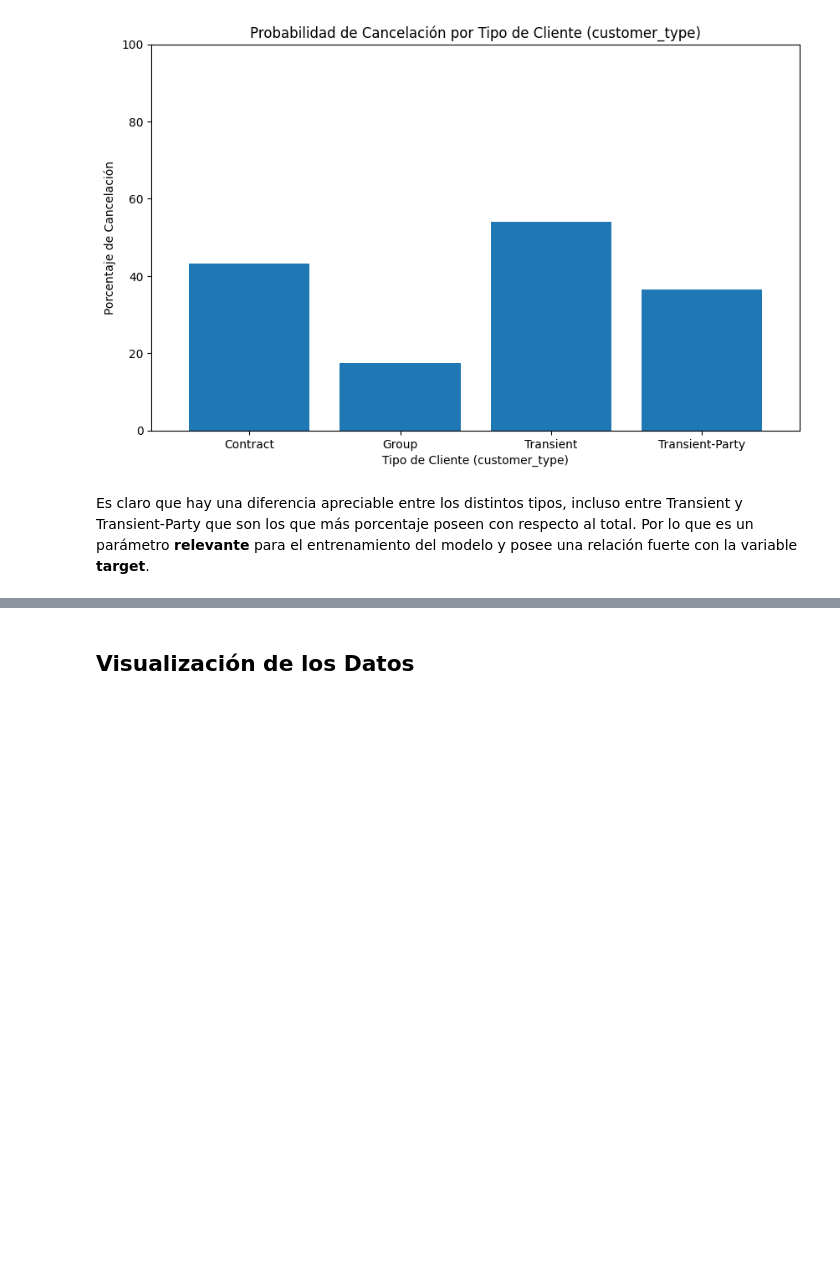
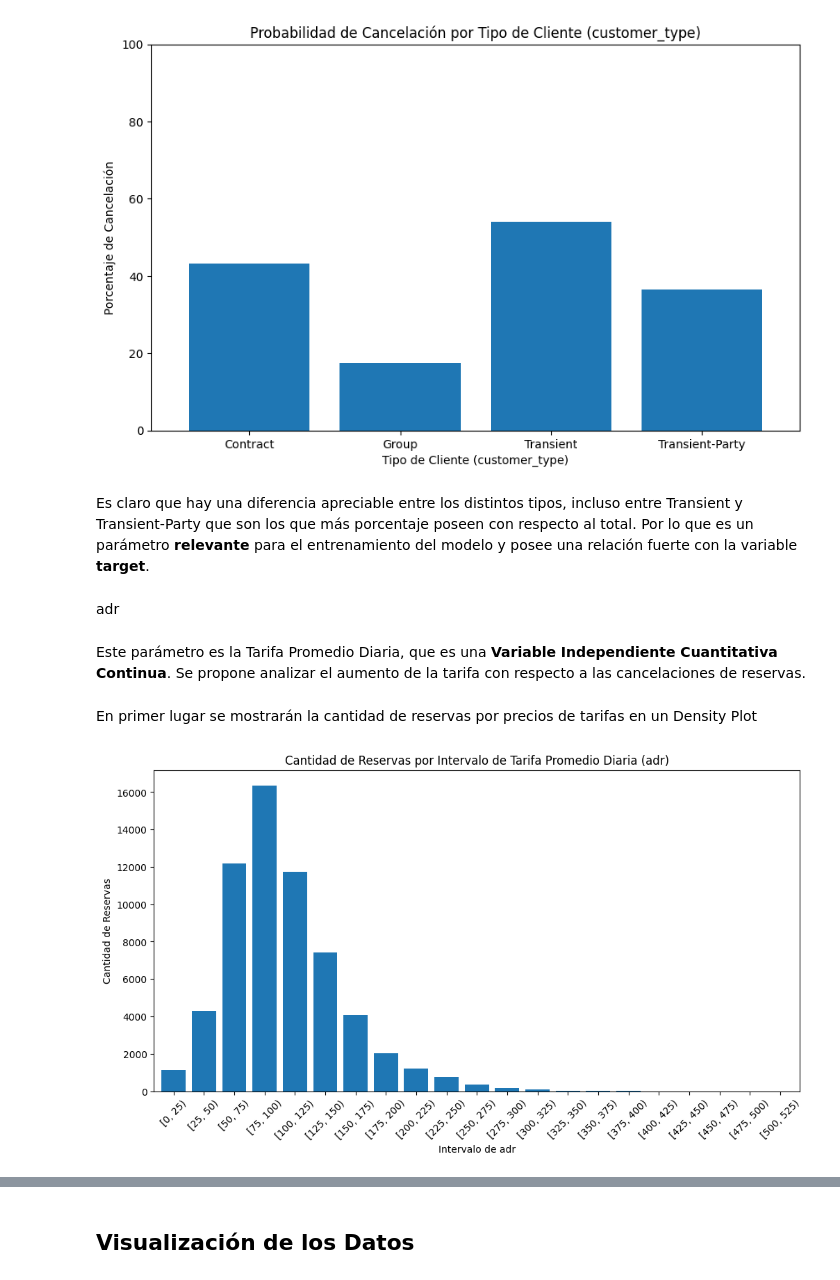
Before and after one commit to InspectorDave/OrgaDeDatos-TPs, a Jupyter notebook: 7506R_TP1_GRUPO11_CHP1_ENTREGA.ipynb, the cells around one changed output, grey strips where cells are left out. Saved outputs shown, nothing was run; the diff lists cells and outputs as text; code cells hidden in the pictures; blank space fills up the shorter version.

```diff
--- a/7506R_TP1_GRUPO11_CHP1_ENTREGA.ipynb
+++ b/7506R_TP1_GRUPO11_CHP1_ENTREGA.ipynb
@@ -1608,3 +1608,23 @@ plt.show()
 [figure]
 # %% [markdown]
 Es claro que hay una diferencia apreciable entre los distintos tipos, incluso entre Transient y Transient-Party que son los que más porcentaje poseen con respecto al total. Por lo que es un parámetro **relevante** para el entrenamiento del modelo y posee una relación fuerte con la variable **target**.
+# %% [markdown]
+adr
+# %% [markdown]
+Este parámetro es la Tarifa Promedio Diaria, que es una **Variable Independiente Cuantitativa Continua**. Se propone analizar el aumento de la tarifa con respecto a las cancelaciones de reservas.
+# %% [markdown]
+En primer lugar se mostrarán la cantidad de reservas por precios de tarifas en un Density Plot
+# %%
+hotels_df_copy = hotels_df.copy()
+adr_intervals = range(0, int(hotels_df_copy['adr'].max()) + 26, 25)
+adr_counts = pd.cut(hotels_df_copy['adr'], bins=adr_intervals, right=False).value_counts().sort_index()
+
+plt.figure(figsize=(12, 6))
+adr_counts.plot(kind='bar', width=0.8)
+plt.title('Cantidad de Reservas por Intervalo de Tarifa Promedio Diaria (adr)')
+plt.xlabel('Intervalo de adr')
+plt.ylabel('Cantidad de Reservas')
+plt.xticks(rotation=45)
+plt.show()
+# %% [output]
+[figure, added]
```
Also changed, not shown: parts of 3 cells of this notebook.
